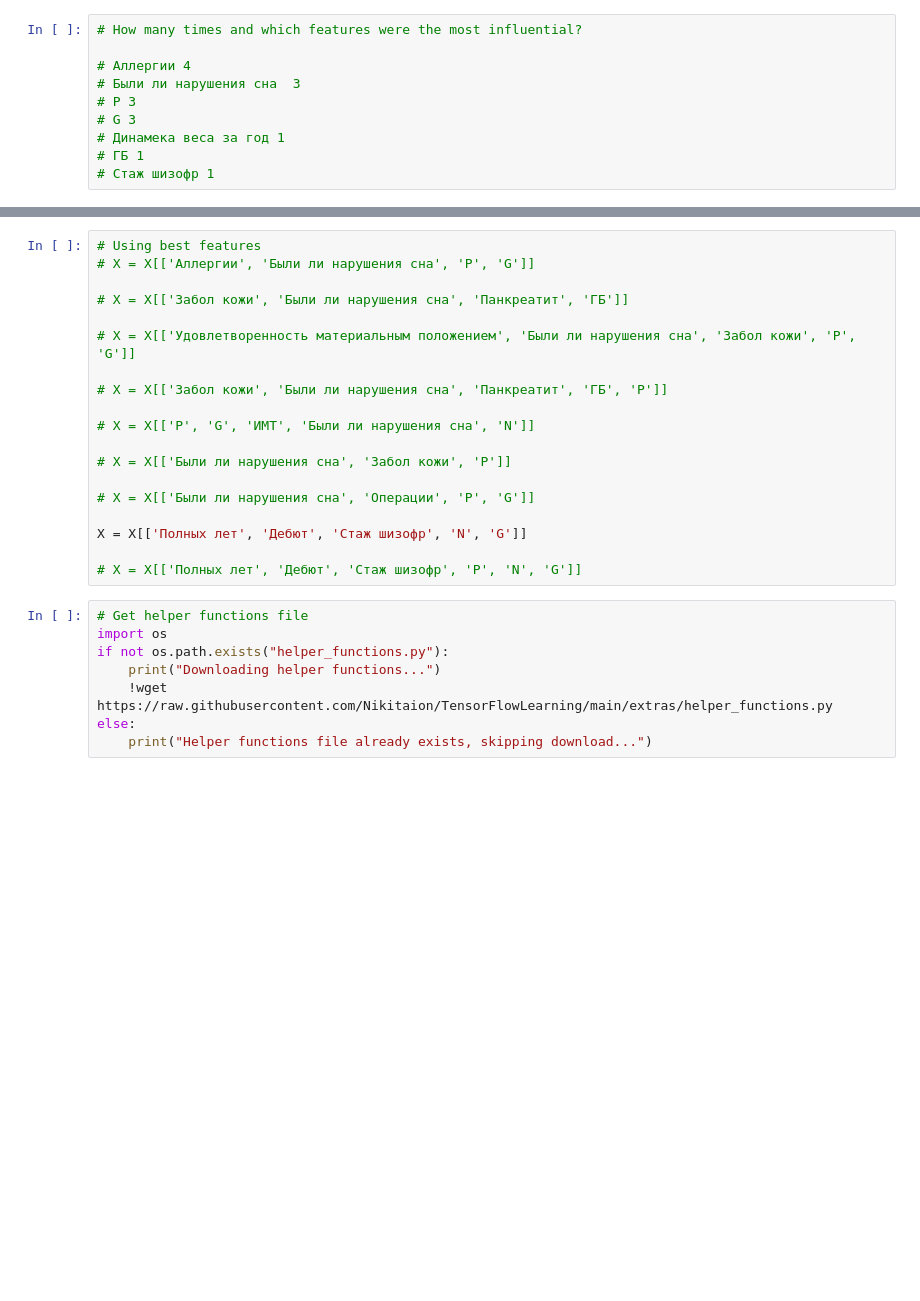
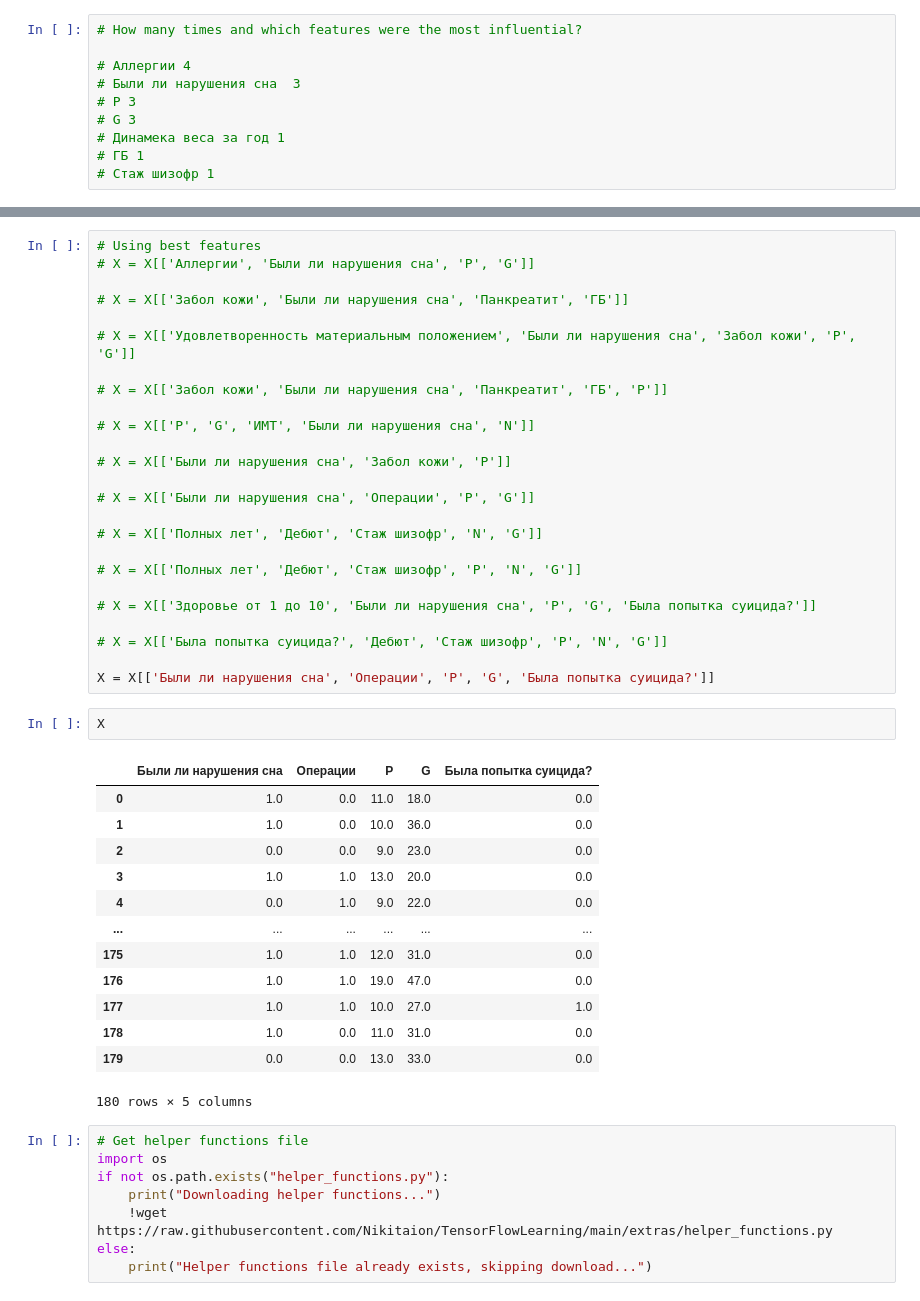
Before and after one commit to Nikitaion/mental_disorders, a Jupyter notebook: mental_disorders.ipynb, the cells around one changed output, grey strips where cells are left out. Saved outputs shown, nothing was run; the diff lists cells and outputs as text; blank space fills up the shorter version.

```diff
--- a/mental_disorders.ipynb
+++ b/mental_disorders.ipynb
@@ -873,9 +886,31 @@ Name: psqi больше 5, Length: 175, dtype: float32
 
 # X = X[['Были ли нарушения сна', 'Операции', 'P', 'G']]
 
-X = X[['Полных лет', 'Дебют', 'Стаж шизофр', 'N', 'G']]
+# X = X[['Полных лет', 'Дебют', 'Стаж шизофр', 'N', 'G']]
 
 # X = X[['Полных лет', 'Дебют', 'Стаж шизофр', 'P', 'N', 'G']]
+
+# X = X[['Здоровье от 1 до 10', 'Были ли нарушения сна', 'P', 'G', 'Была попытка суицида?']]
+
+# X = X[['Была попытка суицида?', 'Дебют', 'Стаж шизофр', 'P', 'N', 'G']]
+
+X = X[['Были ли нарушения сна', 'Операции', 'P', 'G', 'Была попытка суицида?']]
+# %%
+X
+# %% [output]
+|  | Были ли нарушения сна | Операции | P | G | Была попытка суицида? |
+| 0 | 1.0 | 0.0 | 11.0 | 18.0 | 0.0 |
+| 1 | 1.0 | 0.0 | 10.0 | 36.0 | 0.0 |
+| 2 | 0.0 | 0.0 | 9.0 | 23.0 | 0.0 |
+| 3 | 1.0 | 1.0 | 13.0 | 20.0 | 0.0 |
+| 4 | 0.0 | 1.0 | 9.0 | 22.0 | 0.0 |
+| ... | ... | ... | ... | ... | ... |
+| 175 | 1.0 | 1.0 | 12.0 | 31.0 | 0.0 |
+| 176 | 1.0 | 1.0 | 19.0 | 47.0 | 0.0 |
+| 177 | 1.0 | 1.0 | 10.0 | 27.0 | 1.0 |
+| 178 | 1.0 | 0.0 | 11.0 | 31.0 | 0.0 |
+| 179 | 0.0 | 0.0 | 13.0 | 33.0 | 0.0 |
+180 rows × 5 columns
 # %%
 # Get helper functions file
 import os
```
Also changed, not shown: parts of 181 cells of this notebook.
